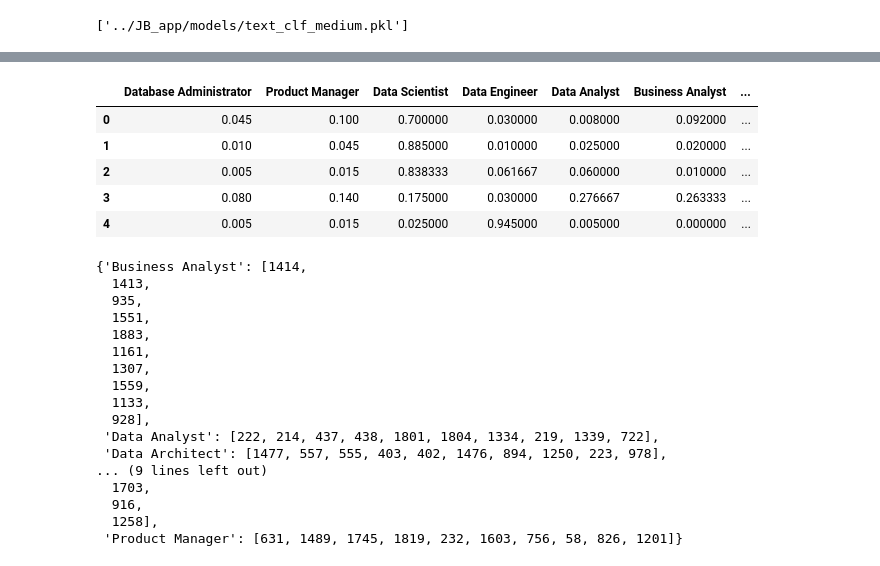
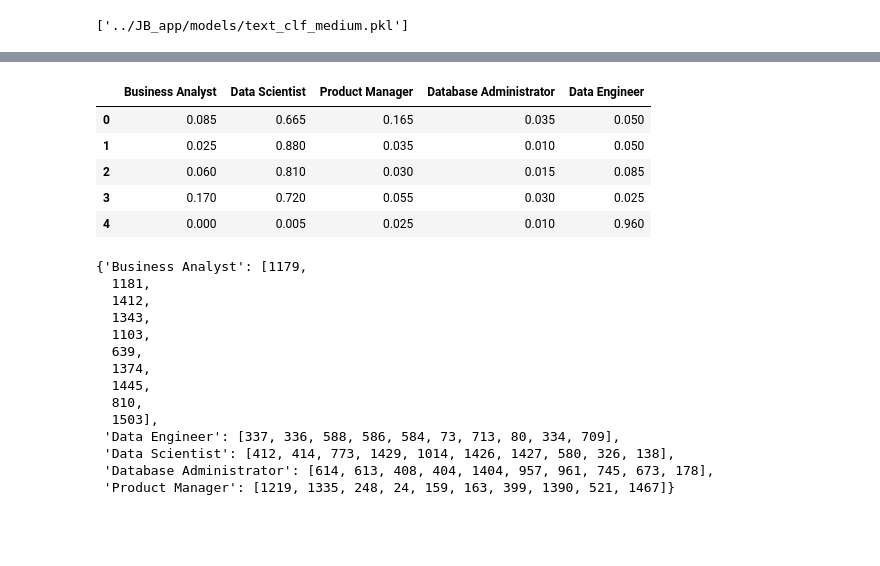
Before and after one commit to JadeYu/JoBreaker, a Jupyter notebook: analyses/Building_pipeline.ipynb, the cells around one changed output, grey strips where cells are left out. Saved outputs shown, nothing was run; the diff lists cells and outputs as text; code cells hidden in the pictures; blank space fills up the shorter version.

```diff
--- a/analyses/Building_pipeline.ipynb
+++ b/analyses/Building_pipeline.ipynb
@@ -138,34 +130,31 @@ likelihoods.to_csv("../metrics/likelihoods_table_all.csv")
 # %%
-ll_table = pd.read_csv("../metrics/likelihoods_table_all.csv", index_col=0)
+ll_table = pd.read_csv("../metrics/likelihoods_table_medium.csv", index_col=0)
 ll_table.head()
 # %% [output]
-|  | Database Administrator | Product Manager | Data Scientist | Data Engineer | Data Analyst | Business Analyst | ... |
-| 0 | 0.045 | 0.100 | 0.700000 | 0.030000 | 0.008000 | 0.092000 | ... |
-| 1 | 0.010 | 0.045 | 0.885000 | 0.010000 | 0.025000 | 0.020000 | ... |
-| 2 | 0.005 | 0.015 | 0.838333 | 0.061667 | 0.060000 | 0.010000 | ... |
-| 3 | 0.080 | 0.140 | 0.175000 | 0.030000 | 0.276667 | 0.263333 | ... |
-| 4 | 0.005 | 0.015 | 0.025000 | 0.945000 | 0.005000 | 0.000000 | ... |
+|  | Business Analyst | Data Scientist | Product Manager | Database Administrator | Data Engineer |
+| 0 | 0.085 | 0.665 | 0.165 | 0.035 | 0.050 |
+| 1 | 0.025 | 0.880 | 0.035 | 0.010 | 0.050 |
+| 2 | 0.060 | 0.810 | 0.030 | 0.015 | 0.085 |
+| 3 | 0.170 | 0.720 | 0.055 | 0.030 | 0.025 |
+| 4 | 0.000 | 0.005 | 0.025 | 0.010 | 0.960 |
 # %%
 prototypes = gkw.get_prototypes(ll_table)
 prototypes
 # %% [output]
-{'Business Analyst': [1414,
-  1413,
-  935,
-  1551,
-  1883,
-  1161,
-  1307,
-  1559,
-  1133,
-  928],
- 'Data Analyst': [222, 214, 437, 438, 1801, 1804, 1334, 219, 1339, 722],
- 'Data Architect': [1477, 557, 555, 403, 402, 1476, 894, 1250, 223, 978],
-... (9 lines left out)
-  1703,
-  916,
-  1258],
- 'Product Manager': [631, 1489, 1745, 1819, 232, 1603, 756, 58, 826, 1201]}
+{'Business Analyst': [1179,
+  1181,
+  1412,
+  1343,
+  1103,
+  639,
+  1374,
+  1445,
+  810,
+  1503],
+ 'Data Engineer': [337, 336, 588, 586, 584, 73, 713, 80, 334, 709],
+ 'Data Scientist': [412, 414, 773, 1429, 1014, 1426, 1427, 580, 326, 138],
+ 'Database Administrator': [614, 613, 408, 404, 1404, 957, 961, 745, 673, 178],
+ 'Product Manager': [1219, 1335, 248, 24, 159, 163, 399, 1390, 521, 1467]}
 # %%
 tfs = pd.read_csv("../metrics/All_tfidf_features_99.csv", index_col=0)
 tfs.head()
```
Also changed, not shown: parts of 18 cells of this notebook, 44 other files.
